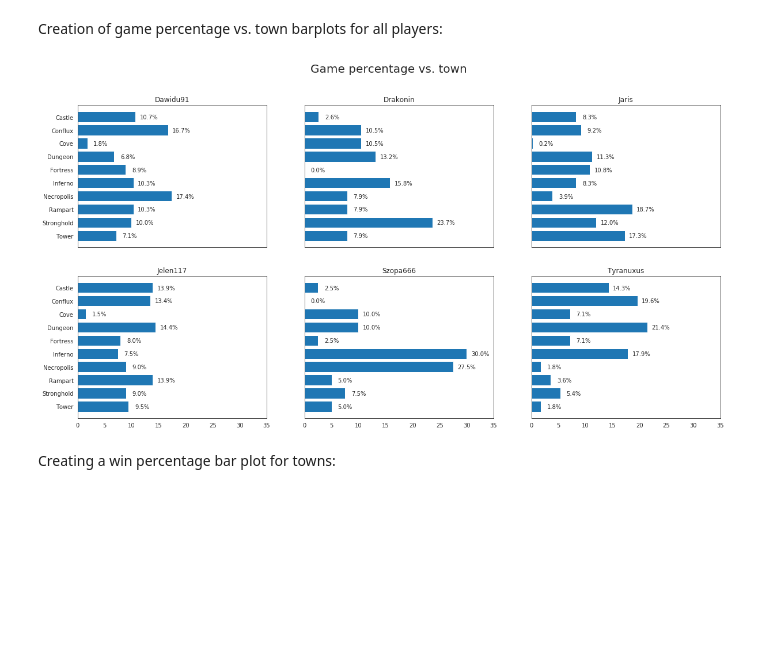
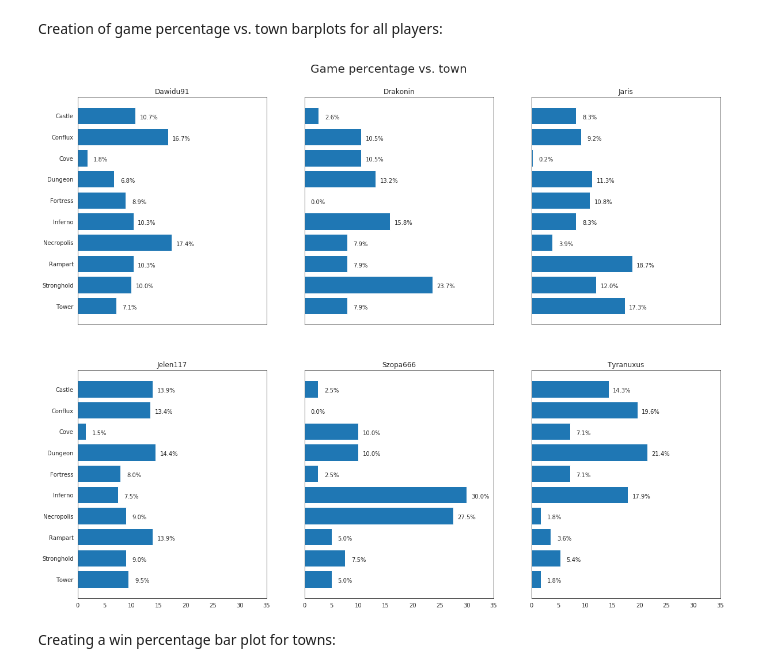
Before and after one commit to lkk7/HW-data-analysis, a Jupyter notebook: main.ipynb, the cells around one changed output. Saved outputs shown, nothing was run; the diff lists cells and outputs as text; code cells hidden in the pictures; blank space fills up the shorter version.

```diff
--- a/main.ipynb
+++ b/main.ipynb
@@ -96,8 +96,8 @@ wins_df_percent = 100 * wins_df.div(wins_df.sum(axis=1), axis=0)
 # %% [markdown]
 Creation of win percentage bar plot for all players:
 # %%
-fig, ax = plt.subplots(1, 6, sharey='row', figsize=(20, 3))
-fig.suptitle('Win/Lose/Draw %', fontsize=15, y=1.1)
+fig, ax = plt.subplots(1, 6, sharey='row', figsize=(20, 5))
+fig.suptitle('Win/Lose/Draw %', fontsize=15, y=1)
 ax[0].set_ylim([0, 100])
 ax[0].set_ylabel('Percentage [%]')
 for i in range(6):
@@ -187,18 +187,18 @@ playerwise_town_df = deciphered_df.pivot_table(index='player', columns = 'player
 playerwise_town_df = 100 * playerwise_town_df.div(playerwise_town_df.sum(axis=1), axis=0)
 playerwise_town_df = playerwise_town_df.reindex(sorted(playerwise_town_df.columns), axis=1).iloc[:, ::-1]
 # %%
-fig, ax = plt.subplots(2, 3, sharey='row', sharex='col', figsize=(20, 10))
-fig.suptitle('Game percentage vs. town', fontsize=20)
+fig, ax = plt.subplots(2, 3, sharey='row', sharex='col', figsize=(20, 16))
+fig.suptitle('Game percentage vs. town', fontsize=20, y=0.93)
 for i in range(2):
     for j in range(3):
         ax[i, j].set_xlim([0, 35])
         ax[i, j].barh(list(playerwise_town_df), playerwise_town_df.loc[wins_df_percent.index[3 * i + j]])
         ax[i, j].set_title(playerwise_town_df.index[3 * i + j])
         for h, v in enumerate(playerwise_town_df.loc[wins_df_percent.index[3 * i + j]]):
             ax[i, j].text(v + 2.5, h - 0.15, str(round(v, 1)) + '%', ha='center')
 fig.savefig('saved_images/6_playergamesvstown.png')
 # %% [output]
-[figure, old version]
+[figure, new version]
 # %% [markdown]
 Creating a win percentage bar plot for towns:
 # %%
```
Also changed, not shown: parts of 6 cells of this notebook, 6 other files.
